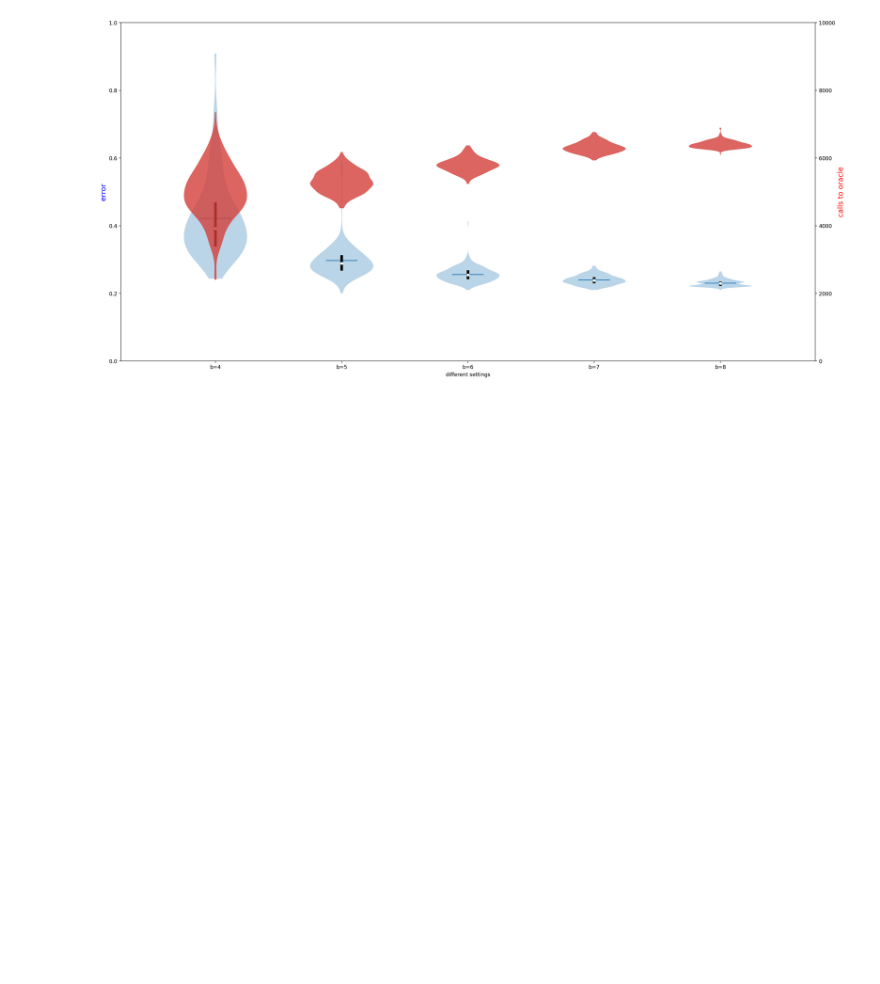
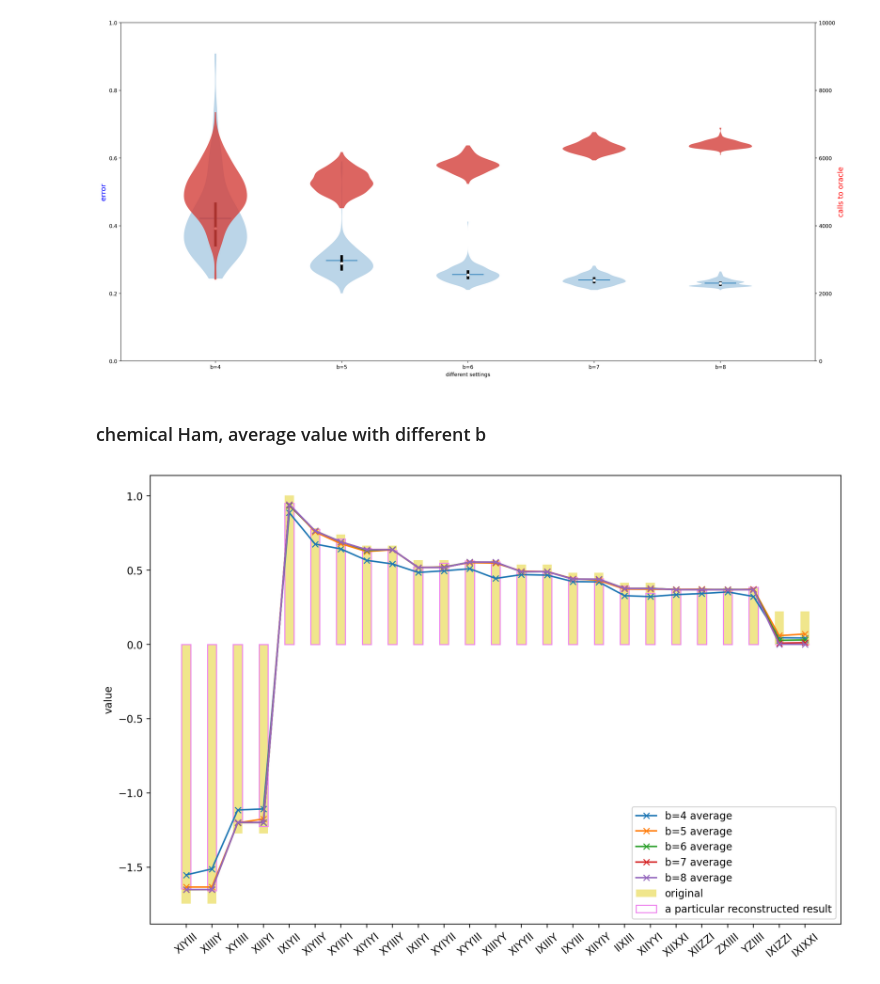
Before and after one commit to zyHan2077/HamiltonianLearning, a Jupyter notebook: plot/dataPresentation.ipynb, the cells around one changed output. Saved outputs shown, nothing was run; the diff lists cells and outputs as text; code cells hidden in the pictures; blank space fills up the shorter version.

Commit message:
add scatter plot

```diff
--- a/plot/dataPresentation.ipynb
+++ b/plot/dataPresentation.ipynb
@@ -472,3 +472,5 @@ plt.savefig("Ising_LiH4_n=6_varb_violin.svg", format="svg")
 plt.show()
 # %% [output]
 [figure]
+# %% [markdown]
+### chemical Ham, average value with different b
@@ -474,0 +504,26 @@ plt.show()
+# %%
+x = np.arange(len(labels))
+width=0.35
+
+
+fig, ax = plt.subplots()
+ax.bar(x, [a[1] for a in useTerms], width, label='original', color='khaki')
+ax.bar(x, v1, width, label='a particular reconstructed result', edgecolor='violet', fill=False)
+for j in range(len(bs)):
+#     ax.scatter(x, aveResult[j, :], label=("b="+bs[j]), marker='x')
+    ax.plot(x, aveResult[j, :], marker='x', label=("b="+bs[j]+" average"))
+# rects1 = ax.bar(x, v0, width, label='original', color='khaki')
+# rects2 = ax.bar(x, v1, width, label='reconstructed', edgecolor='violet', fill=False)
+
+# Add some text for labels, title and custom x-axis tick labels, etc.
+ax.set_ylabel('value')
+# ax.set_title('Scores by group and gender')
+ax.set_xticks(x)
+ax.tick_params(axis='x', rotation=40)
+ax.set_xticklabels([num2PauliLabel(i, 6) for i in labels])
+ax.legend()
+
+plt.savefig("LiH4_top_25_terms_scatterplot.svg", format="svg")
+plt.show()
+# %% [output]
+[figure, added]
```
Also changed, not shown: parts of 1 cell of this notebook, 9 other files.
